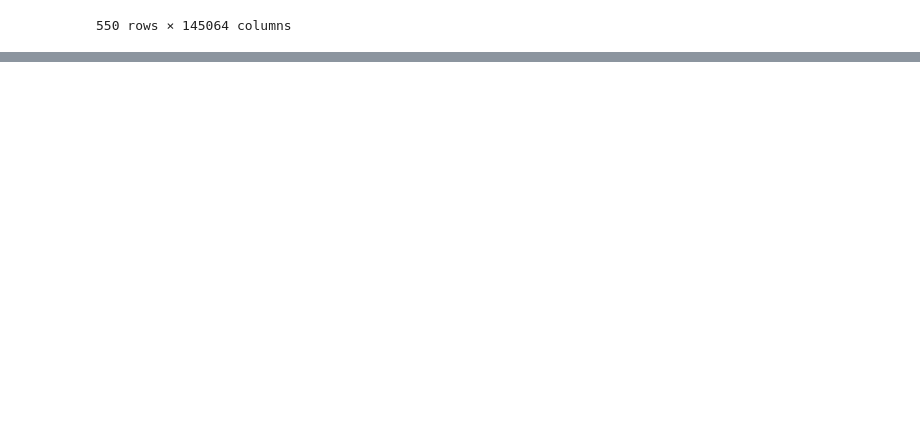
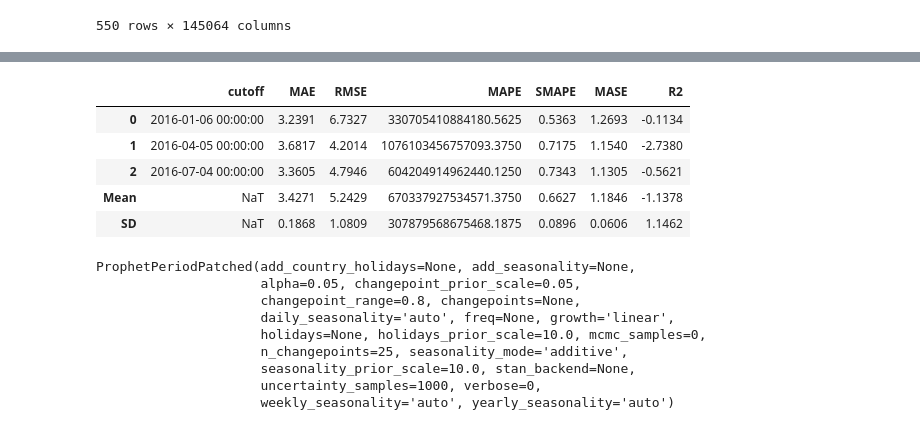
Before and after one commit to montgoz007/web-traffic-time-series-forecasting, a Jupyter notebook: web_traffic.ipynb, the cells around one changed output, grey strips where cells are left out. Cells and saved outputs as stored; diff of their text form; code cells hidden in the pictures; blank space fills up the shorter version.

```diff
--- a/web_traffic.ipynb
+++ b/web_traffic.ipynb
@@ -61,0 +171,20 @@ ts =
+# %%
+# create fbprophet model
+prophet = create_model('prophet')
+print(prophet)
+# %% [output]
+|  | cutoff | MAE | RMSE | MAPE | SMAPE | MASE | R2 |
+| 0 | 2016-01-06 00:00:00 | 3.2391 | 6.7327 | 330705410884180.5625 | 0.5363 | 1.2693 | -0.1134 |
+| 1 | 2016-04-05 00:00:00 | 3.6817 | 4.2014 | 1076103456757093.3750 | 0.7175 | 1.1540 | -2.7380 |
+| 2 | 2016-07-04 00:00:00 | 3.3605 | 4.7946 | 604204914962440.1250 | 0.7343 | 1.1305 | -0.5621 |
+| Mean | NaT | 3.4271 | 5.2429 | 670337927534571.3750 | 0.6627 | 1.1846 | -1.1378 |
+| SD | NaT | 0.1868 | 1.0809 | 307879568675468.1875 | 0.0896 | 0.0606 | 1.1462 |
+ProphetPeriodPatched(add_country_holidays=None, add_seasonality=None,
+                     alpha=0.05, changepoint_prior_scale=0.05,
+                     changepoint_range=0.8, changepoints=None,
+                     daily_seasonality='auto', freq=None, growth='linear',
+                     holidays=None, holidays_prior_scale=10.0, mcmc_samples=0,
+                     n_changepoints=25, seasonality_mode='additive',
+                     seasonality_prior_scale=10.0, stan_backend=None,
+                     uncertainty_samples=1000, verbose=0,
+                     weekly_seasonality='auto', yearly_seasonality='auto')
```
Also changed, not shown: parts of 22 cells of this notebook, 2 other files.
